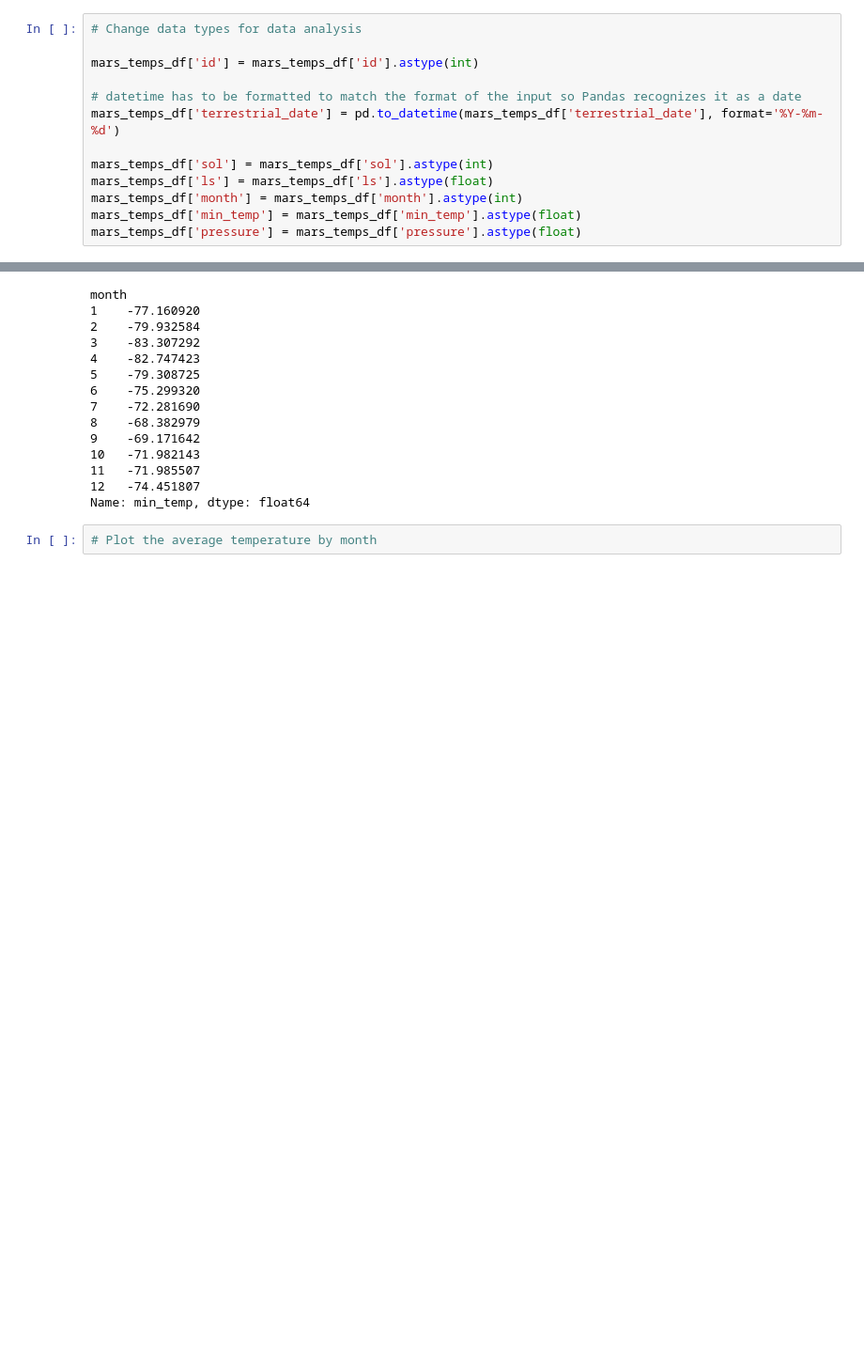
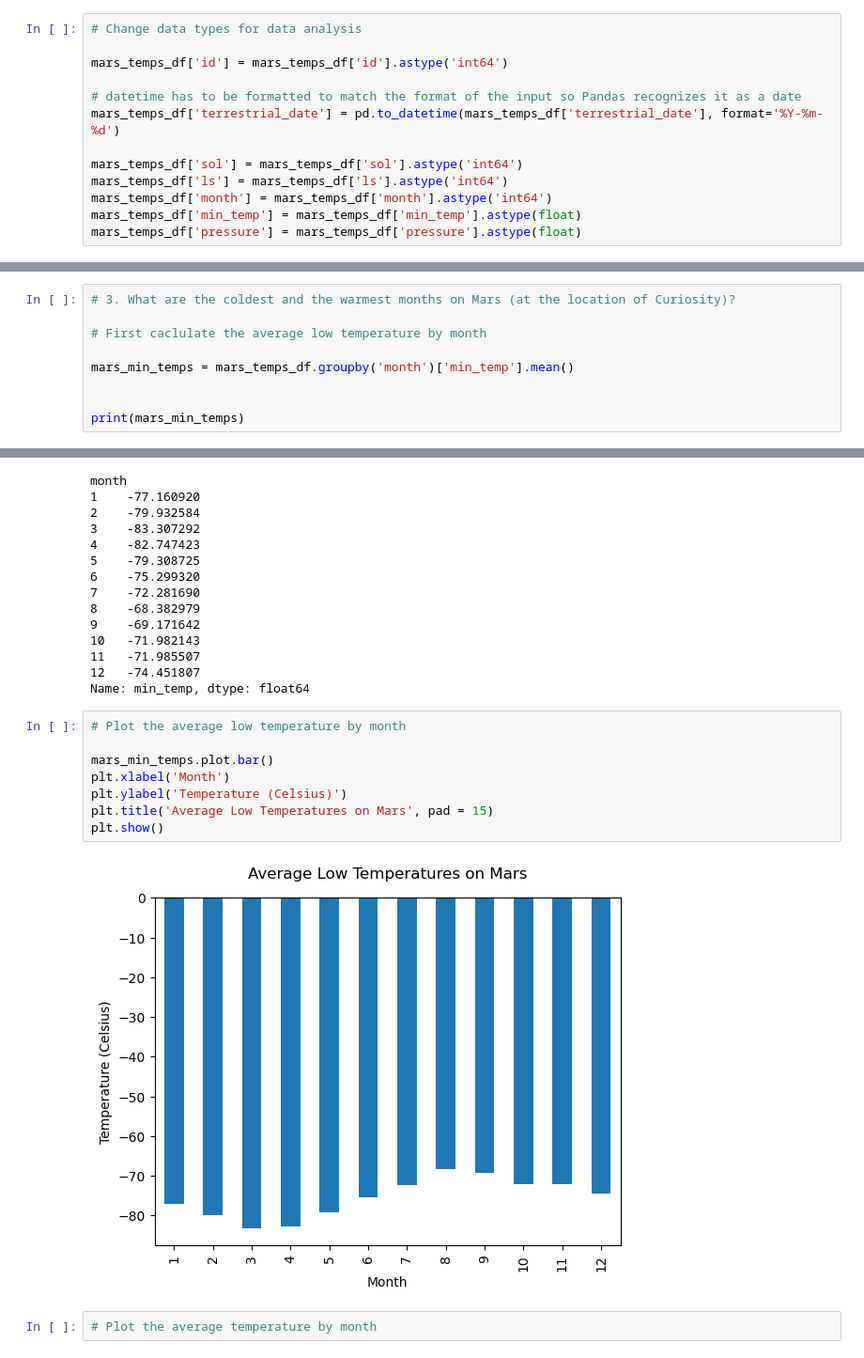
Before and after one commit to greberr09/web_scraping_challenge, a Jupyter notebook: part_2_mars_weather.ipynb, the cells around one changed output, grey strips where cells are left out. Shown at 94% size. Saved outputs shown, nothing was run; the diff lists cells and outputs as text; blank space fills up the shorter version.

Commit message:
plotting temperatures

```diff
--- a/part_2_mars_weather.ipynb
+++ b/part_2_mars_weather.ipynb
@@ -206,14 +206,14 @@ dtype: object
 # %%
 # Change data types for data analysis
 
-mars_temps_df['id'] = mars_temps_df['id'].astype(int)
+mars_temps_df['id'] = mars_temps_df['id'].astype('int64')
 
 # datetime has to be formatted to match the format of the input so Pandas recognizes it as a date
 mars_temps_df['terrestrial_date'] = pd.to_datetime(mars_temps_df['terrestrial_date'], format='%Y-%m-%d')
 
-mars_temps_df['sol'] = mars_temps_df['sol'].astype(int)
-mars_temps_df['ls'] = mars_temps_df['ls'].astype(float)
-mars_temps_df['month'] = mars_temps_df['month'].astype(int)
+mars_temps_df['sol'] = mars_temps_df['sol'].astype('int64')
+mars_temps_df['ls'] = mars_temps_df['ls'].astype('int64')
+mars_temps_df['month'] = mars_temps_df['month'].astype('int64')
 mars_temps_df['min_temp'] = mars_temps_df['min_temp'].astype(float)
 mars_temps_df['pressure'] = mars_temps_df['pressure'].astype(float)
 # %%
@@ -278,0 +306,9 @@ Name: month, dtype: int64
+# %%
+# 3. What are the coldest and the warmest months on Mars (at the location of Curiosity)?
+
+# First caclulate the average low temperature by month
+
+mars_min_temps = mars_temps_df.groupby('month')['min_temp'].mean()
+
+
+print(mars_min_temps)
@@ -293,6 +344,16 @@ month
 11   -71.985507
 12   -74.451807
 Name: min_temp, dtype: float64
+# %%
+# Plot the average low temperature by month
+
+mars_min_temps.plot.bar()
+plt.xlabel('Month')
+plt.ylabel('Temperature (Celsius)')
+plt.title('Average Low Temperatures on Mars', pad = 15)
+plt.show()
+# %% [output]
+[figure, added]
 # %%
 # Plot the average temperature by month
 # %% [output]
```
Also changed, not shown: parts of 5 cells of this notebook.
